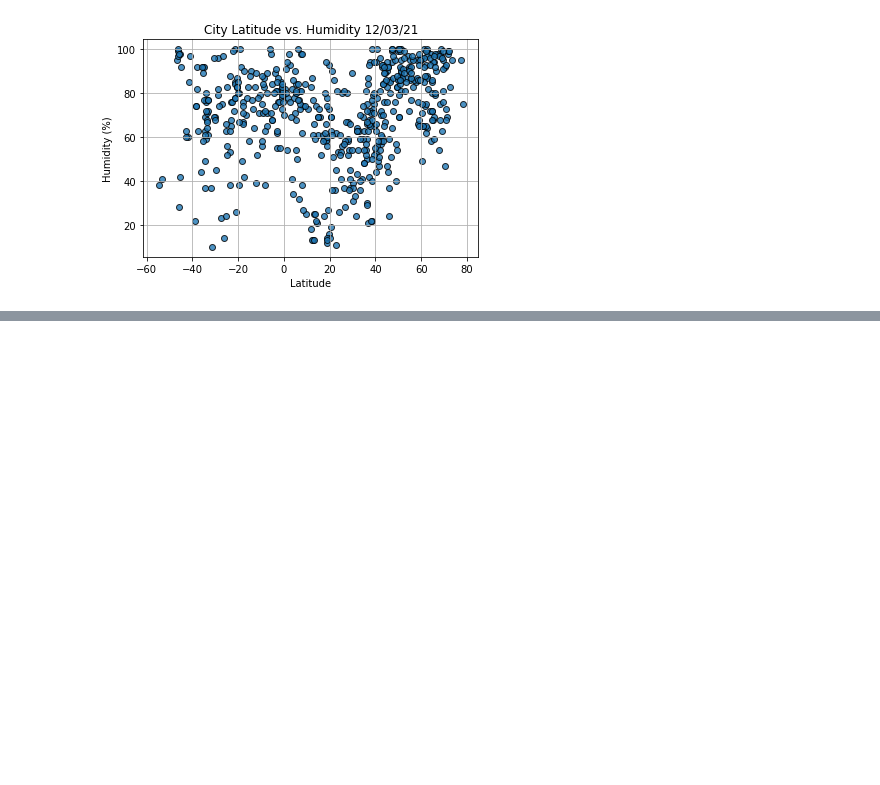
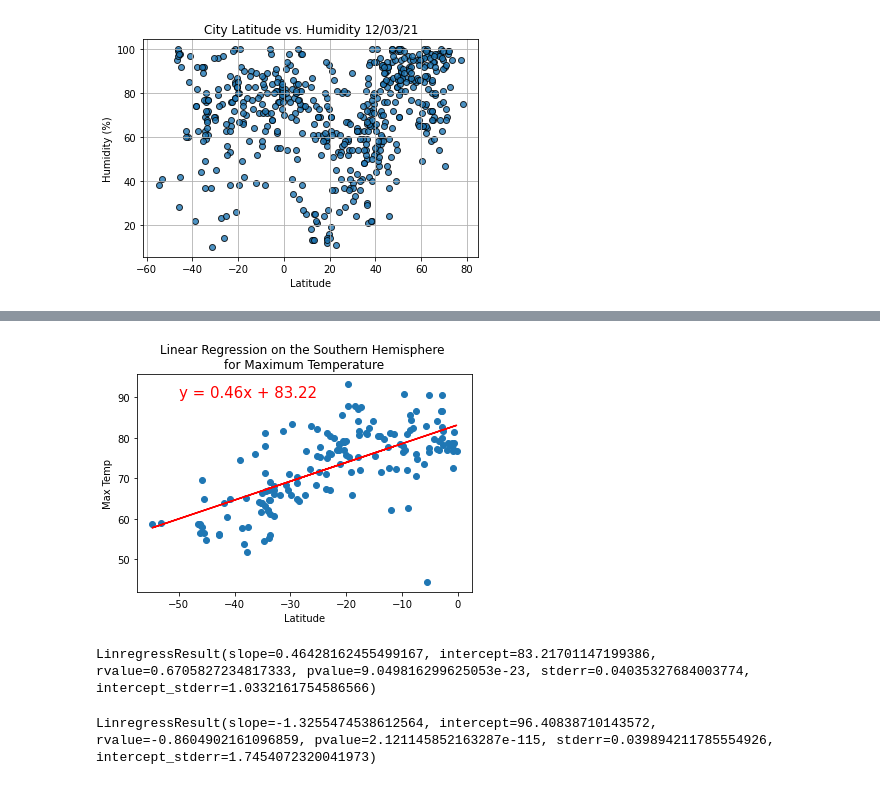
Before and after one commit to mjkleineck/World_Weather_Analysis, a Jupyter notebook: WeatherPy.ipynb, the cells around one changed output, grey strips where cells are left out. Drawn from its saved outputs; the diff is of its cells as text; code cells hidden in the pictures; blank space fills up the shorter version.

```diff
--- a/WeatherPy.ipynb
+++ b/WeatherPy.ipynb
@@ -217,0 +310,24 @@ plt.show()
+# %%
+# Linear regression on the Southern Hemisphere
+x_values = southern_hemi_df["Lat"]
+y_values = southern_hemi_df["Max Temp"]
+# Call the function.
+plot_linear_regression(x_values, y_values,
+                       'Linear Regression on the Southern Hemisphere \n'
+                        'for Maximum Temperature', 'Max Temp',(-50,90))
+# %% [output]
+[figure, added]
+# %%
+# The correlation between the latitude and the maximum temperature is strong
+# because the r-value is nearly 0.7 for the Southern Hemisphere
+# Checking r-value for Southern Hemisphere
+linregress(x_values, y_values)
+# %% [output]
+LinregressResult(slope=0.46428162455499167, intercept=83.21701147199386, rvalue=0.6705827234817333, pvalue=9.049816299625053e-23, stderr=0.04035327684003774, intercept_stderr=1.0332161754586566)
+# %%
+# Checking r-value for Northern Hemisphere
+# The correlation between the latitude and the maximum temperature is strong to very
+# strong because the r-value is less than –0.7 for the Northern Hemisphere
+linregress(x_values, y_values)
+# %% [output]
+LinregressResult(slope=-1.3255474538612564, intercept=96.40838710143572, rvalue=-0.8604902161096859, pvalue=2.121145852163287e-115, stderr=0.039894211785554926, intercept_stderr=1.7454072320041973)
```
Also changed, not shown: parts of 18 cells of this notebook.
